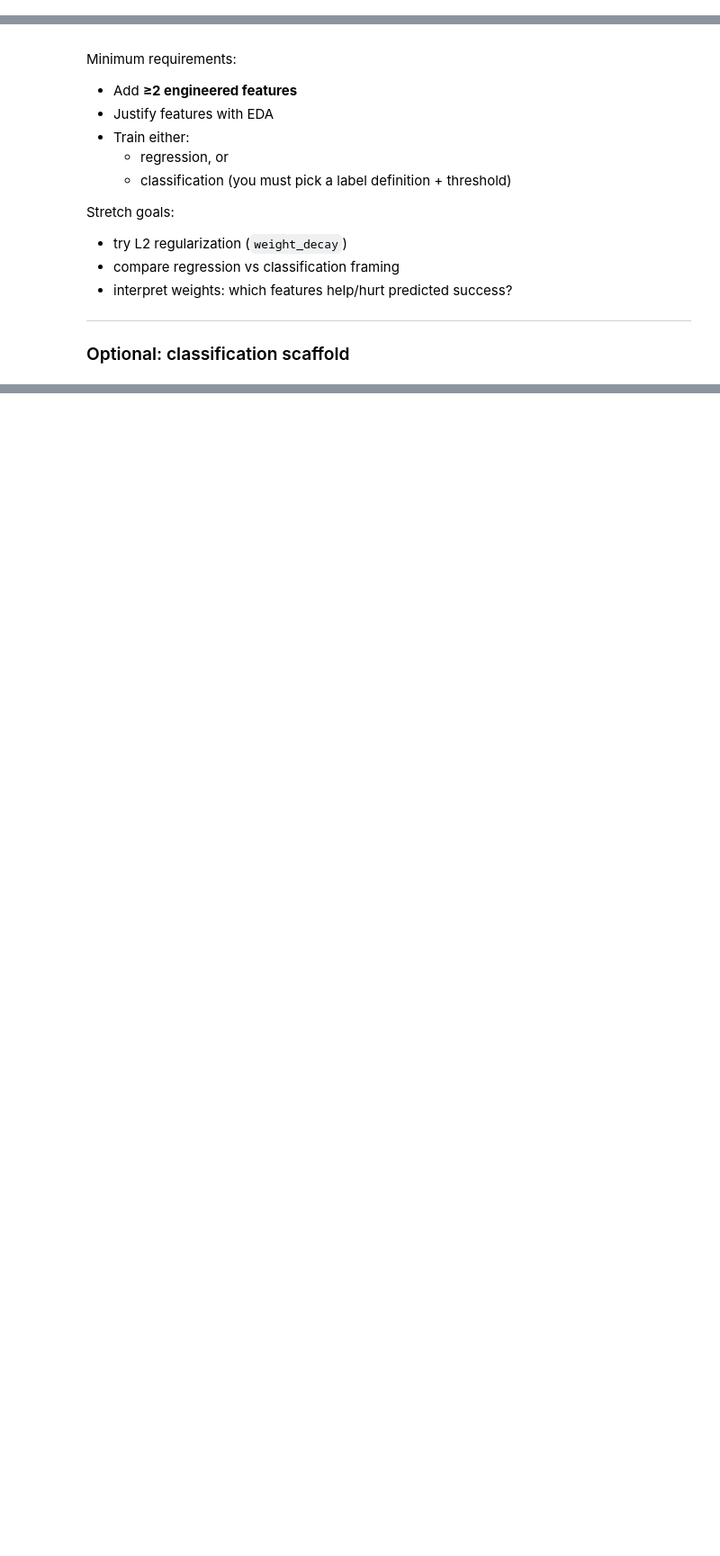
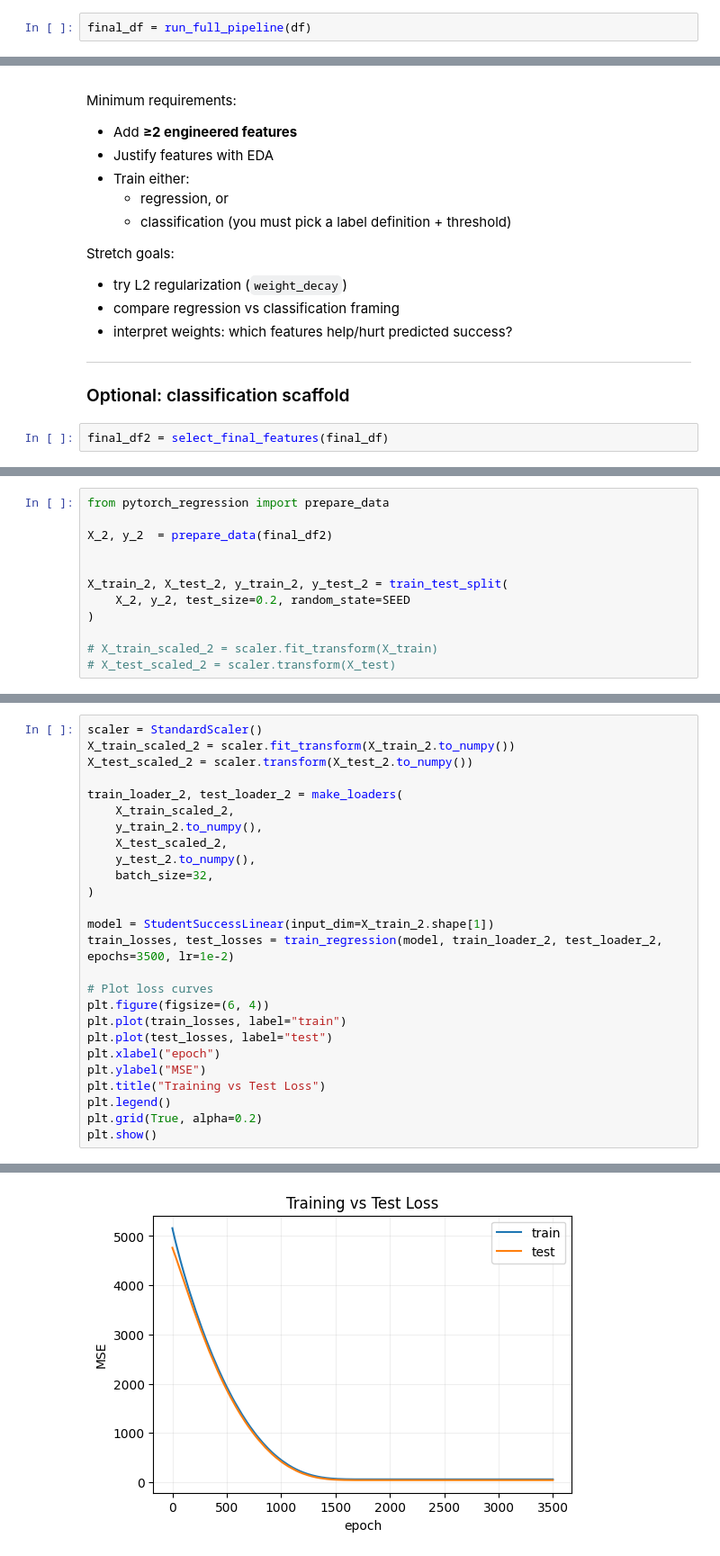
Before and after one commit to Yc1007942/cds_week4, a Jupyter notebook: edm_template.ipynb, the cells around one changed output, grey strips where cells are left out. Shown at 90% size. Drawn from its saved outputs; the diff is of its cells as text; blank space fills up the shorter version.

```diff
--- a/edm_template.ipynb
+++ b/edm_template.ipynb
@@ -146,0 +208,2 @@ df[["avg_grit"]].describe().T
+# %%
+final_df = run_full_pipeline(df)
@@ -387,3 +555,5 @@ Stretch goals:
 ---
 
 ### Optional: classification scaffold
+# %%
+final_df2 = select_final_features(final_df)
@@ -389,0 +576,12 @@ Stretch goals:
+# %%
+from pytorch_regression import prepare_data
+
+X_2, y_2  = prepare_data(final_df2)
+
+
+X_train_2, X_test_2, y_train_2, y_test_2 = train_test_split(
+    X_2, y_2, test_size=0.2, random_state=SEED
+)
+
+# X_train_scaled_2 = scaler.fit_transform(X_train)
+# X_test_scaled_2 = scaler.transform(X_test)
@@ -389,0 +604,27 @@ Stretch goals:
+# %%
+scaler = StandardScaler()
+X_train_scaled_2 = scaler.fit_transform(X_train_2.to_numpy())
+X_test_scaled_2 = scaler.transform(X_test_2.to_numpy())
+
+train_loader_2, test_loader_2 = make_loaders(
+    X_train_scaled_2,
+    y_train_2.to_numpy(),
+    X_test_scaled_2,
+    y_test_2.to_numpy(),
+    batch_size=32,
+)
+
+model = StudentSuccessLinear(input_dim=X_train_2.shape[1])
+train_losses, test_losses = train_regression(model, train_loader_2, test_loader_2, epochs=3500, lr=1e-2)
+
+# Plot loss curves
+plt.figure(figsize=(6, 4))
+plt.plot(train_losses, label="train")
+plt.plot(test_losses, label="test")
+plt.xlabel("epoch")
+plt.ylabel("MSE")
+plt.title("Training vs Test Loss")
+plt.legend()
+plt.grid(True, alpha=0.2)
+plt.show()
+# %% [output]
@@ -389,0 +648 @@ Stretch goals:
+[figure, added]
```
Also changed, not shown: parts of 23 cells of this notebook, 5 other files.
